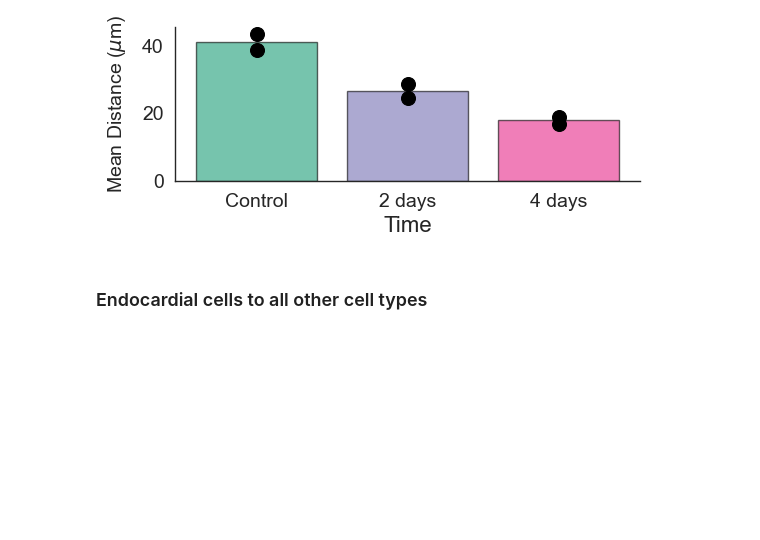
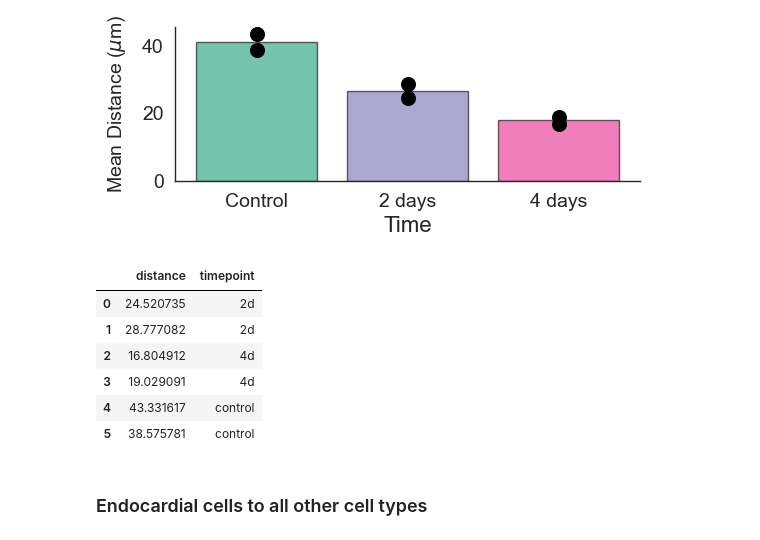
Before and after one commit to SchapiroLabor/mi_spatialomics, a Jupyter notebook: analysis/molecular_cartography_python/molkart.local_analysis_lianaplus.ipynb, the cells around one changed output. Saved outputs shown, nothing was run; the diff lists cells and outputs as text; code cells hidden in the pictures; blank space fills up the shorter version.

```diff
--- a/analysis/molecular_cartography_python/molkart.local_analysis_lianaplus.ipynb
+++ b/analysis/molecular_cartography_python/molkart.local_analysis_lianaplus.ipynb
@@ -572,6 +572,16 @@ Residual    22.840718  3.0        NaN       NaN
 4d       0.203997  1.000000  0.038214
 control  0.139005  0.038214  1.000000
 [figure]
+# %%
+cfib_distances_df
+# %% [output]
+|  | distance | timepoint |
+| 0 | 24.520735 | 2d |
+| 1 | 28.777082 | 2d |
+| 2 | 16.804912 | 4d |
+| 3 | 19.029091 | 4d |
+| 4 | 43.331617 | control |
+| 5 | 38.575781 | control |
 # %% [markdown]
 ### Endocardial cells to all other cell types
 # %%
```
Also changed, not shown: parts of 1 cell of this notebook, 1 other file.
